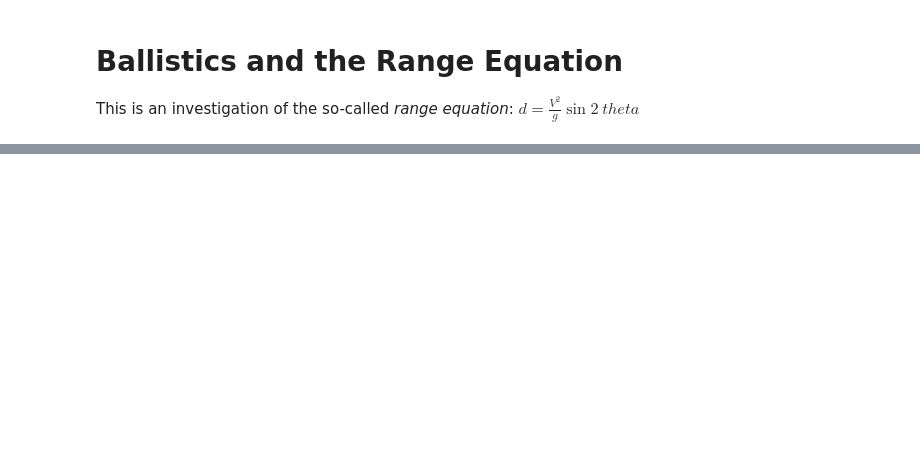
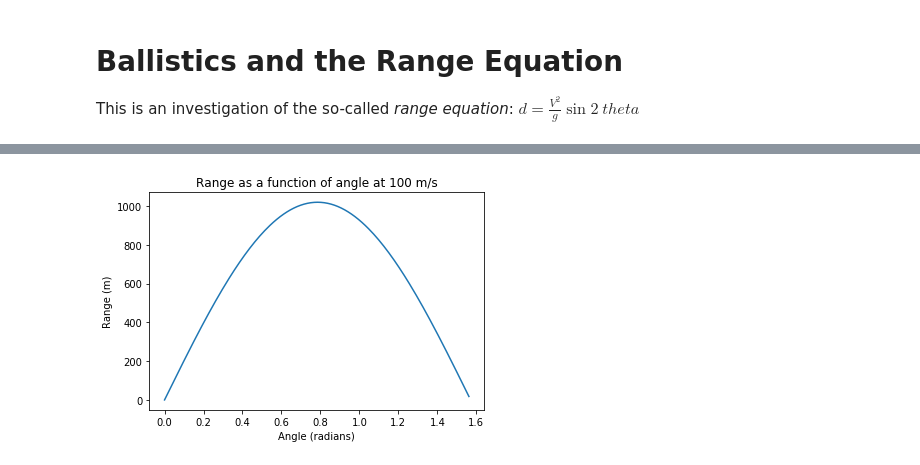
Before and after one commit to afeyrer/datascience, a Jupyter notebook: ballistics.ipynb, the cells around one changed output, grey strips where cells are left out. Saved outputs shown, nothing was run; the diff lists cells and outputs as text; code cells hidden in the pictures; blank space fills up the shorter version.

```diff
--- a/ballistics.ipynb
+++ b/ballistics.ipynb
@@ -78,0 +37,10 @@ range(0, 91)
+# %%
+angleradians = [(x*3.14159/180) for x in angledegrees]
+rangefromradians = [rangeformula (100, x) for x in angleradians]
+plt.plot(angleradians, rangefromradians)
+plt.title('Range as a function of angle at 100 m/s')
+plt.xlabel('Angle (radians)')
+plt.ylabel('Range (m)')
+plt.show()
+# %% [output]
+[figure, added]
```
Also changed, not shown: parts of 9 cells of this notebook.
